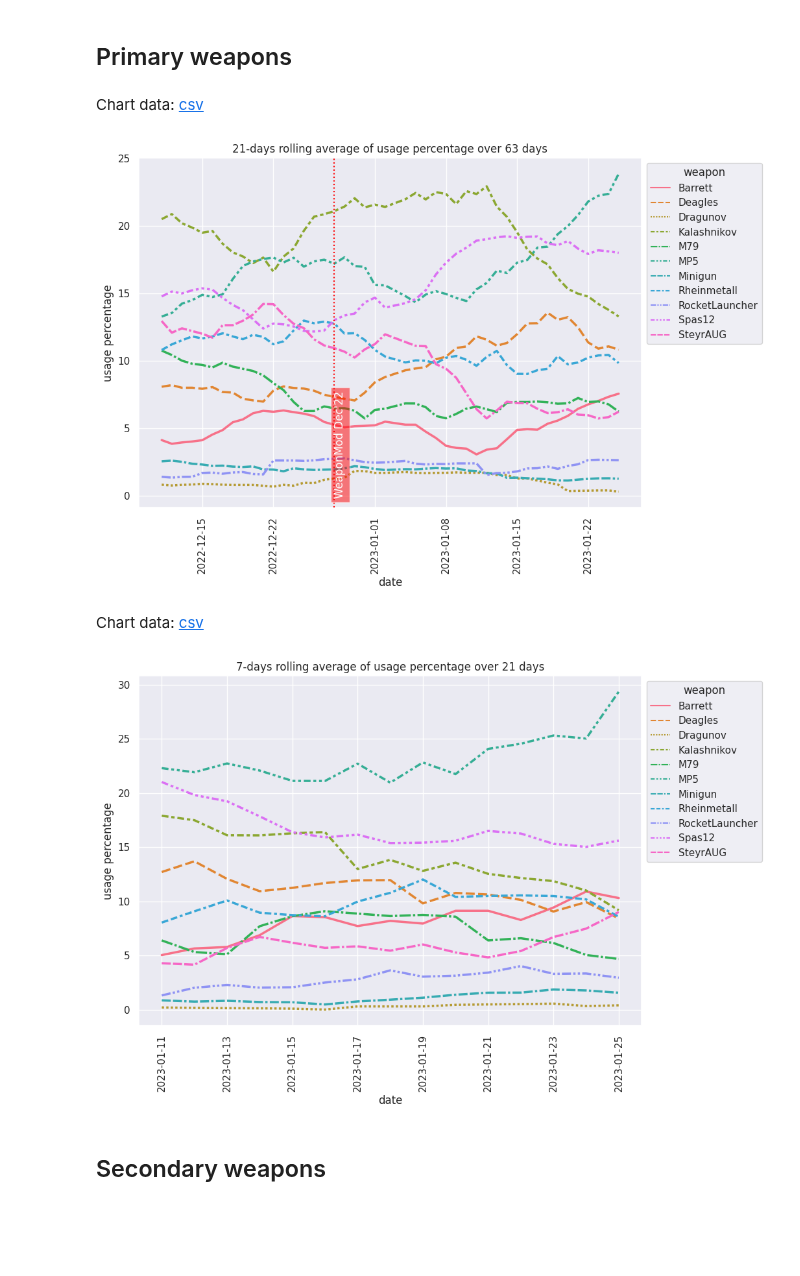
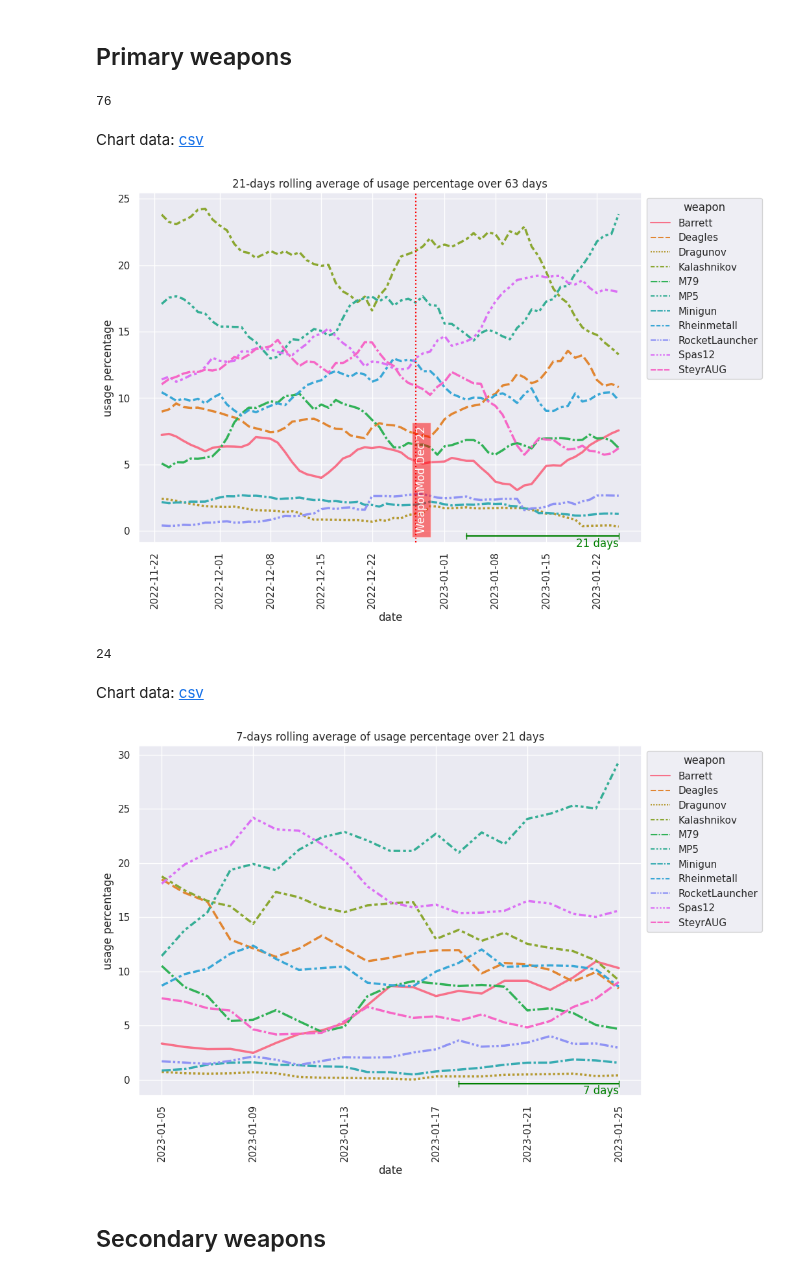
Before and after one commit to s2vndl/s2_1st_tournament_stats, a Jupyter notebook: stats_weapon_usage_trends_v2.ipynb, the cells around one changed output. Cells and saved outputs as stored; diff of their text form; code cells hidden in the pictures; blank space fills up the shorter version.

```diff
--- a/stats_weapon_usage_trends_v2.ipynb
+++ b/stats_weapon_usage_trends_v2.ipynb
@@ -47,50 +47,61 @@ pd.read_sql_query(query, con)
 ## Primary weapons
 # %%
 
+from datetime import timedelta
+from matplotlib.lines import Line2D
 from s2_analytics.tools import dump_csv
 from s2_analytics.constants import WEAPONS_SECONDARY, WEAPONS_PRIMARY, WEAPON_MODS_DATES
 from matplotlib.ticker import FixedLocator
 
 
 def rolling_average_weapons_used(collector: FriWeaponUsageCollector, days: int, weapons_list, chart_height):
-    total_period = days * 3
-    df = collector.get_data(weapons_list, days)
+    visible_period = days * 3
+    min_days_needed = int(days * 0.7)
+    total_period = days * 3 + min_days_needed
+    df = collector.get_data(weapons_list, days, min_days_needed, total_period)
 
     def generate_rolling_average_plot(df, days: int, chart_height):
         sns.set(rc={'figure.figsize': (10, chart_height)})
-        plt = sns.lineplot(df, x="date", y=f"usage percentage", style="weapon",
-                           hue="weapon", linewidth=2.5)
+        plt = sns.lineplot(df, x="date", y=f"usage percentage", style="weapon", hue="weapon", linewidth=2.5)
         plt.xaxis.set_major_locator(FixedLocator(plt.get_xticks().tolist()))
         plt.set_xticklabels(plt.get_xticklabels(), rotation=90)
-        plt.set_title(f"{days}-days rolling average of usage percentage over {total_period} days")
+        plt.set_title(f"{days}-days rolling average of usage percentage over {visible_period} days")
         sns.move_legend(plt, "upper left", bbox_to_anchor=(1, 1))
 
+        # weaponmod marker
         chart_start_date = df["date"].min()
         if chart_start_date < WEAPON_MODS_DATES[-1]:
-
             for date in WEAPON_MODS_DATES:
                 if date > chart_start_date:
                     plt.axvline(date, color="red", linestyle="dotted", zorder=3)
                     plt.text(date, 0, 'WeaponMod ' + date.date().strftime("%b'%y"), rotation=90, color="white",
                              bbox = dict(facecolor = 'red', alpha = 0.5), zorder=3)
+
+        # average period marker
+        max_date = df["date"].max()
+        print((df["date"].max() - df["date"].min()).days)
+        plt.add_line(Line2D([max_date - timedelta(days=days), max_date], [-0.4, -0.4], color="green", zorder=3, marker="|", markersize=7))
+        plt.text(max_date, -0.5, f"{days} days", color="green", ha="right", va="top", zorder=3)
 
         return plt
 
     generate_rolling_average_plot(df, days, chart_height=chart_height)
     dump_csv(df, f"wu2_ra_{days}_{''.join(weapons_list)}")
 
 
 rolling_average_weapons_used(fri_collector, 21, WEAPONS_PRIMARY, chart_height=7)
 pass
 # %% [output]
+76
 Chart data: [csv](data/wu2_ra_21_DeaglesMP5SteyrAUGKalashnikovSpas12M79DragunovBarrettRocketLauncherRheinmetallMinigun.csv)
-[figure, old version]
+[figure, new version]
 # %%
 rolling_average_weapons_used(fri_collector, 7, WEAPONS_PRIMARY, chart_height=7)
 pass
 # %% [output]
+24
 Chart data: [csv](data/wu2_ra_7_DeaglesMP5SteyrAUGKalashnikovSpas12M79DragunovBarrettRocketLauncherRheinmetallMinigun.csv)
-[figure, old version]
+[figure, new version]
 # %% [markdown]
 ## Secondary weapons
 # %%
```
Also changed, not shown: parts of 5 cells of this notebook, 57 other files.
